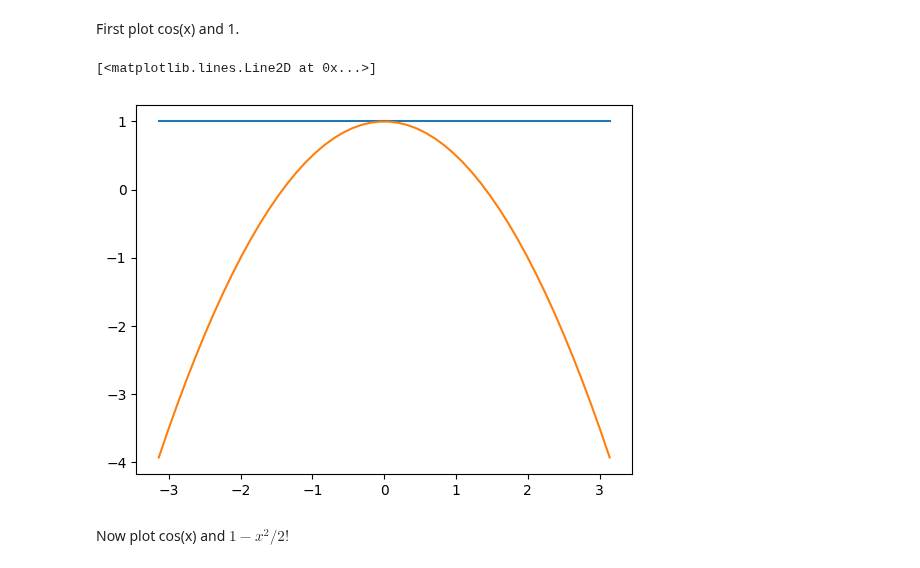
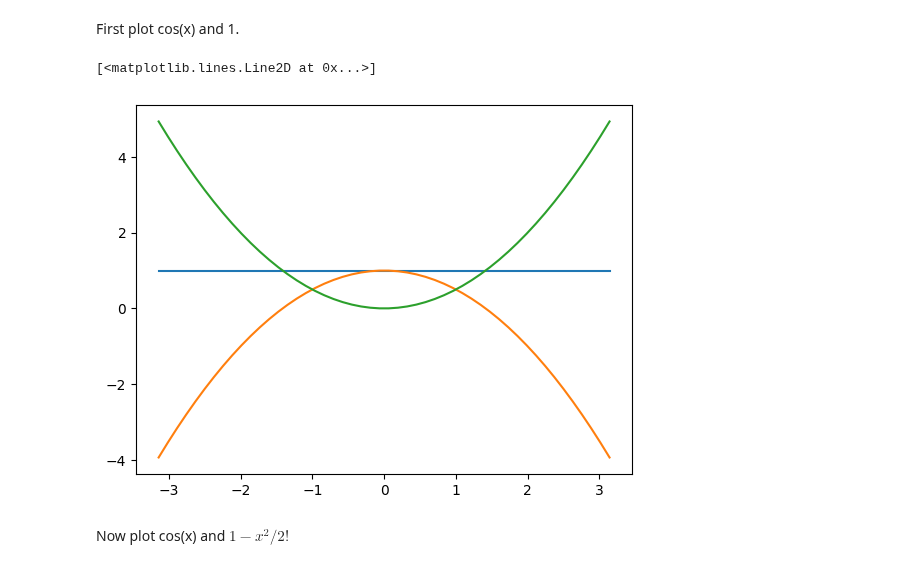
Before and after one commit to pooyanosk1382/numericalAnalysis, a Jupyter notebook: Taylor.ipynb, the cells around one changed output. Drawn from its saved outputs; the diff is of its cells as text; code cells hidden in the pictures.

```diff
--- a/Taylor.ipynb
+++ b/Taylor.ipynb
@@ -58,10 +62,11 @@ First plot cos(x) and 1.
 # %%
 x = linspace(-pi, pi)
 plt.plot(x, x-x+1)
 plt.plot(x, 1-(x**2)/(math.factorial(2)))
+plt.plot(x, (x**2)/(math.factorial(2)))
 # %% [output]
 [<matplotlib.lines.Line2D at 0x...>]
-[figure, old version]
+[figure, new version]
 # %% [markdown]
 Now plot cos(x) and $1 - x^2/2!$
 # %%
```
Also changed, not shown: parts of 7 cells of this notebook, 1 other file.
